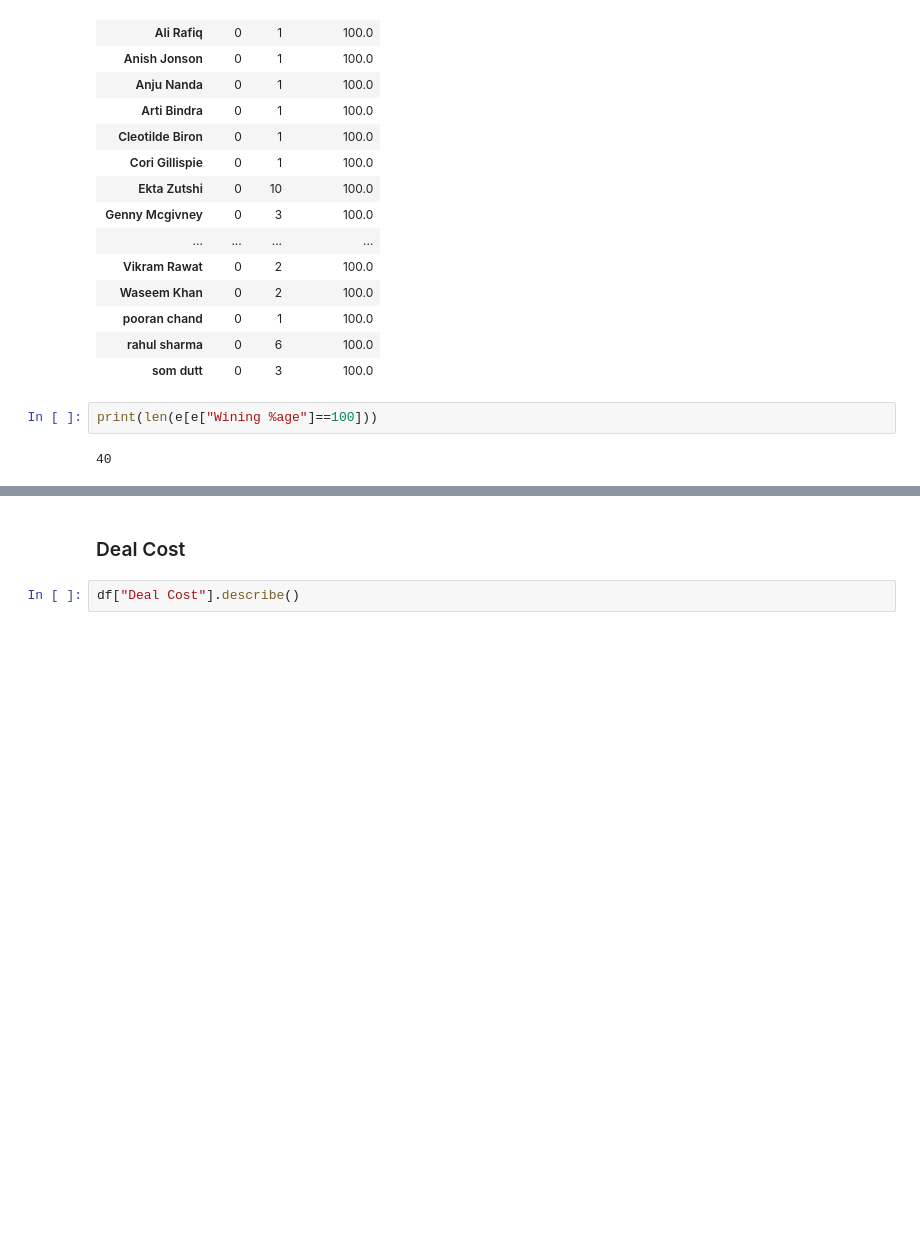
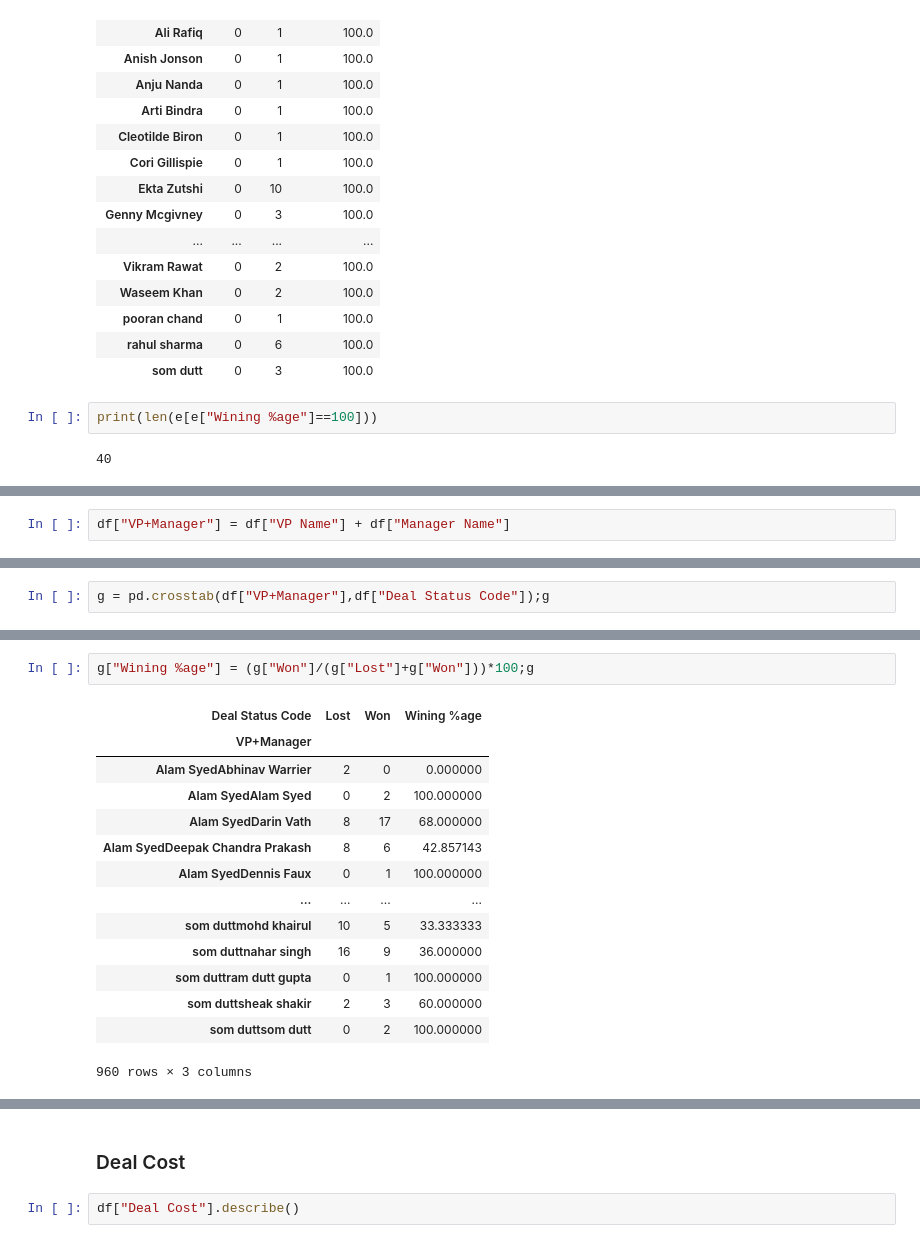
Before and after one commit to imkushwaha/Win_Prediction_Analytics, a Jupyter notebook: Exploratory_Data_Analysis.ipynb, the cells around one changed output, grey strips where cells are left out. Drawn from its saved outputs; the diff is of its cells as text; blank space fills up the shorter version.

```diff
--- a/Exploratory_Data_Analysis.ipynb
+++ b/Exploratory_Data_Analysis.ipynb
@@ -560,0 +569,2 @@ print(len(e[e["Wining %age"]==100]))
+# %%
+df["VP+Manager"] = df["VP Name"] + df["Manager Name"]
@@ -560,0 +580,2 @@ print(len(e[e["Wining %age"]==100]))
+# %%
+g = pd.crosstab(df["VP+Manager"],df["Deal Status Code"]);g
@@ -560,0 +597,17 @@ print(len(e[e["Wining %age"]==100]))
+# %%
+g["Wining %age"] = (g["Won"]/(g["Lost"]+g["Won"]))*100;g
+# %% [output]
+| Deal Status Code | Lost | Won | Wining %age |
+| VP+Manager |  |  |  |
+| Alam SyedAbhinav Warrier | 2 | 0 | 0.000000 |
+| Alam SyedAlam Syed | 0 | 2 | 100.000000 |
+| Alam SyedDarin Vath | 8 | 17 | 68.000000 |
+| Alam SyedDeepak Chandra Prakash | 8 | 6 | 42.857143 |
+| Alam SyedDennis Faux | 0 | 1 | 100.000000 |
+| ... | ... | ... | ... |
+| som duttmohd khairul | 10 | 5 | 33.333333 |
+| som duttnahar singh | 16 | 9 | 36.000000 |
+| som duttram dutt gupta | 0 | 1 | 100.000000 |
+| som duttsheak shakir | 2 | 3 | 60.000000 |
+| som duttsom dutt | 0 | 2 | 100.000000 |
+960 rows × 3 columns
```
Also changed, not shown: parts of 5 cells of this notebook.
